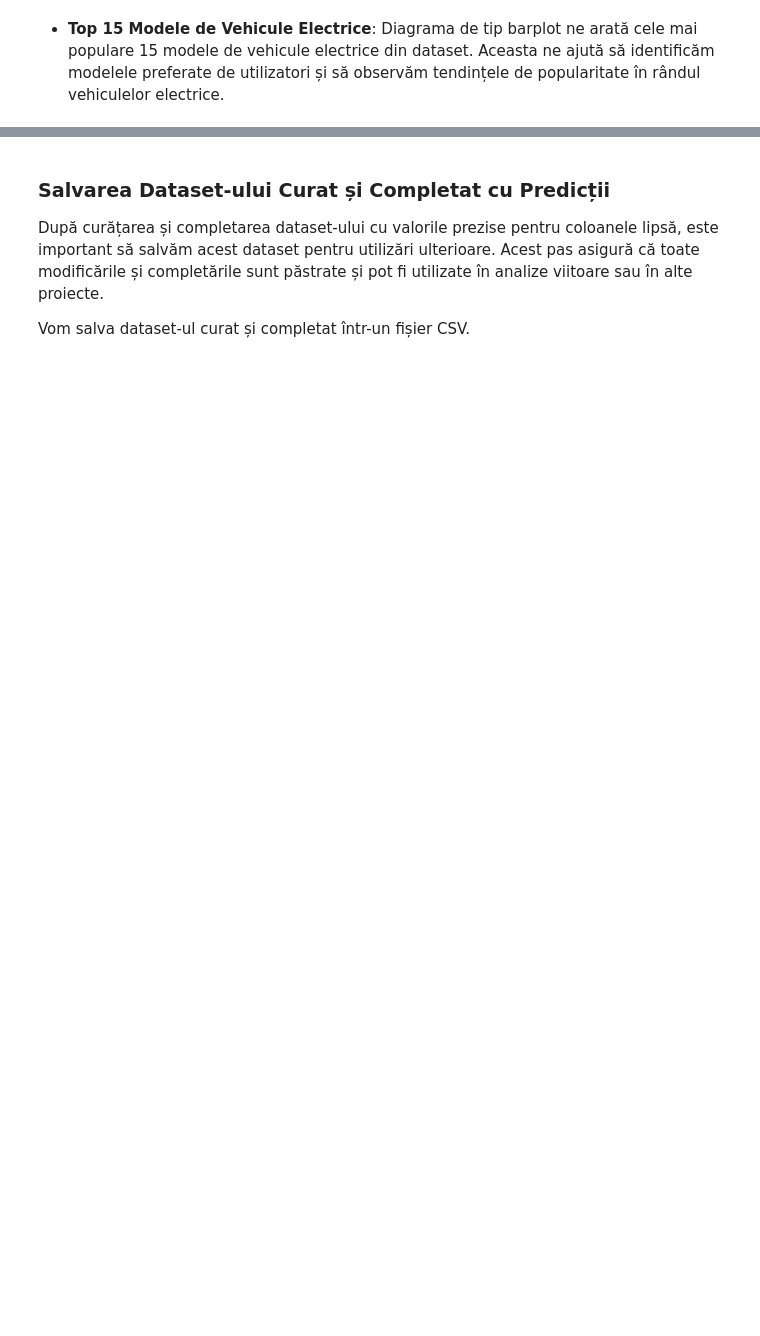
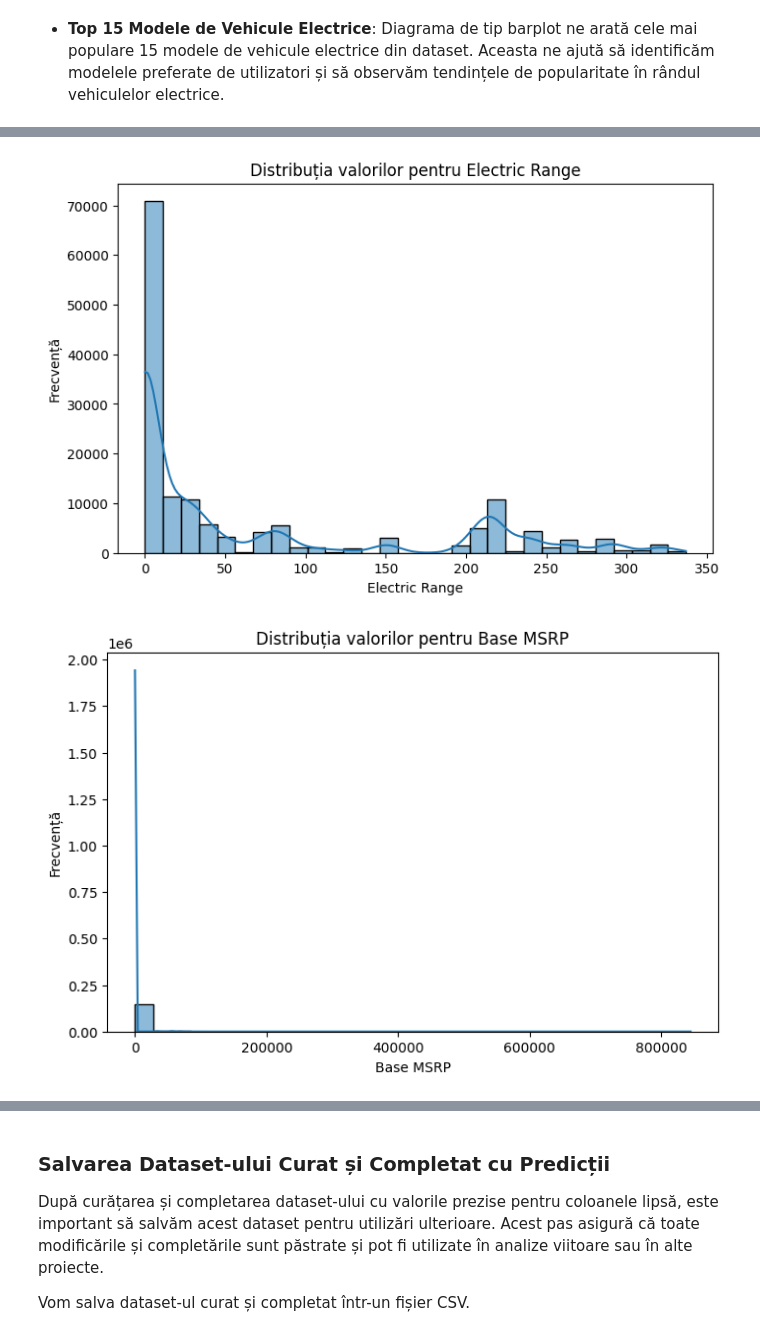
Before and after one commit to Copernicus12/Sisteme_Inteligente_-2025-, a Jupyter notebook: Electric_Vehicle_Population_Data.ipynb, the cells around one changed output, grey strips where cells are left out. Saved outputs shown, nothing was run; the diff lists cells and outputs as text; code cells hidden in the pictures; blank space fills up the shorter version.

```diff
--- a/Electric_Vehicle_Population_Data.ipynb
+++ b/Electric_Vehicle_Population_Data.ipynb
@@ -407,0 +448,15 @@ plt.show()
+# %%
+# Generăm histograme suplimentare
+num_cols = df.select_dtypes(include=['number']).columns
+for col in num_cols:
+    if col in ['Model Year', 'Postal Code']:
+        continue
+    plt.figure(figsize=(8, 5))
+    sns.histplot(df[col], bins=30, kde=True)
+    plt.title(f'Distribuția valorilor pentru {col}')
+    plt.xlabel(col)
+    plt.ylabel('Frecvență')
+    plt.show()
+# %% [output]
+[figure, added]
+[figure, added]
```
Also changed, not shown: parts of 8 cells of this notebook.
